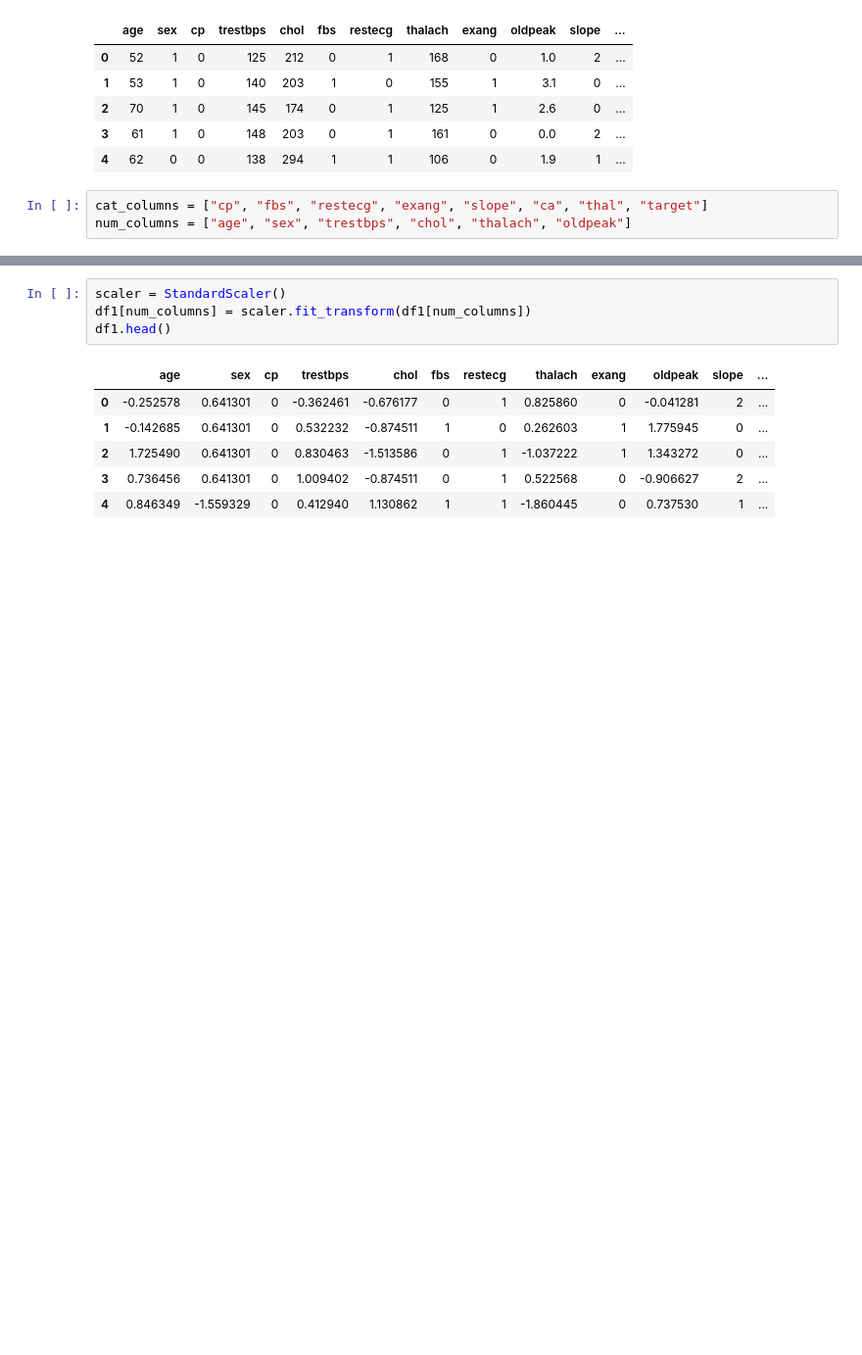
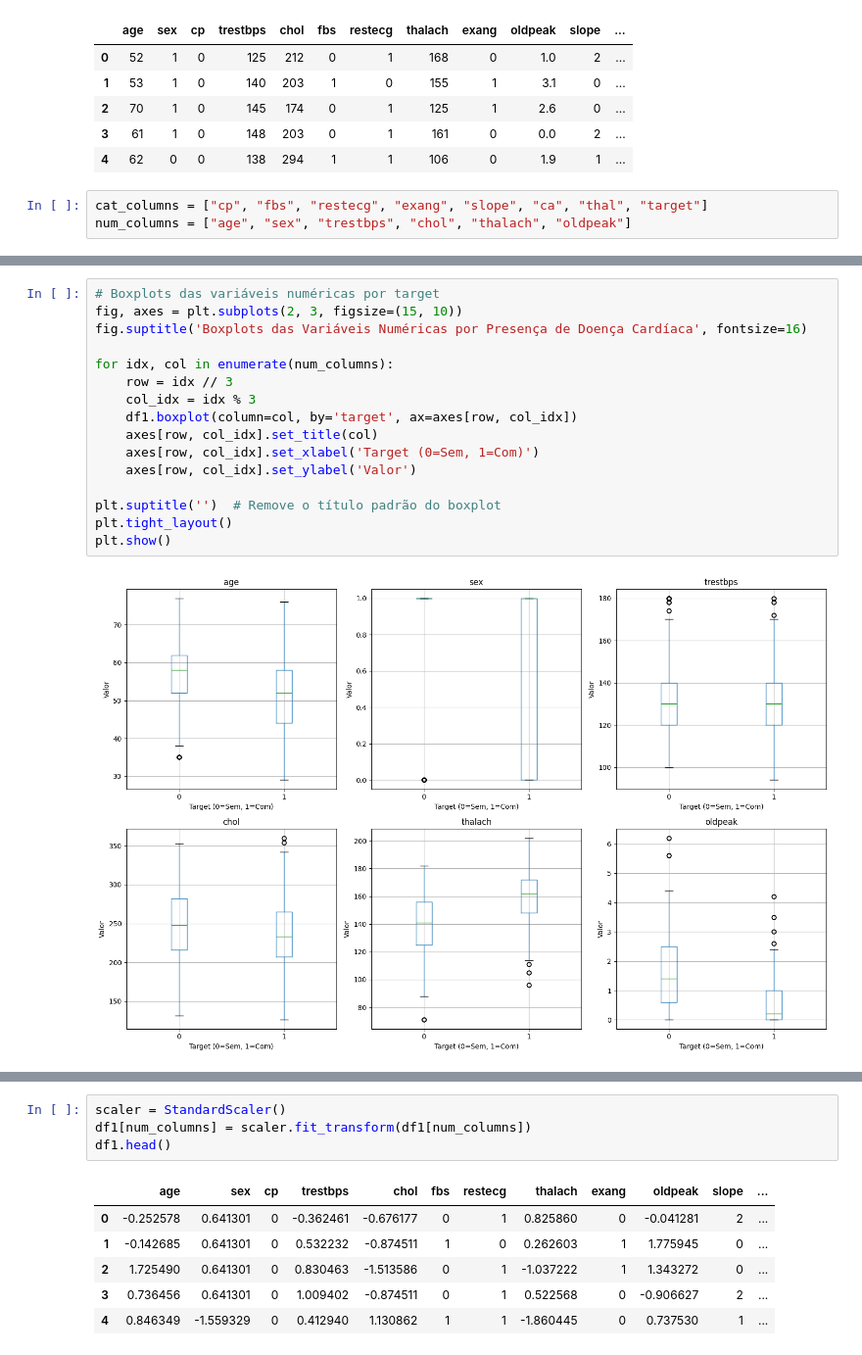
Before and after one commit to P-E-N-T-E-S/ML-College-Project, a Jupyter notebook: notebooks/main.ipynb, the cells around one changed output, grey strips where cells are left out. Shown at 98% size. Drawn from its saved outputs; the diff is of its cells as text; blank space fills up the shorter version.

```diff
--- a/notebooks/main.ipynb
+++ b/notebooks/main.ipynb
@@ -200,0 +229,18 @@ num_columns = ["age", "sex", "trestbps", "chol", "thalach", "oldpeak"]
+# %%
+# Boxplots das variáveis numéricas por target
+fig, axes = plt.subplots(2, 3, figsize=(15, 10))
+fig.suptitle('Boxplots das Variáveis Numéricas por Presença de Doença Cardíaca', fontsize=16)
+
+for idx, col in enumerate(num_columns):
+    row = idx // 3
+    col_idx = idx % 3
+    df1.boxplot(column=col, by='target', ax=axes[row, col_idx])
+    axes[row, col_idx].set_title(col)
+    axes[row, col_idx].set_xlabel('Target (0=Sem, 1=Com)')
+    axes[row, col_idx].set_ylabel('Valor')
+
+plt.suptitle('')  # Remove o título padrão do boxplot
+plt.tight_layout()
+plt.show()
+# %% [output]
+[figure, added]
```
Also changed, not shown: parts of 15 cells of this notebook, 1 other file.
